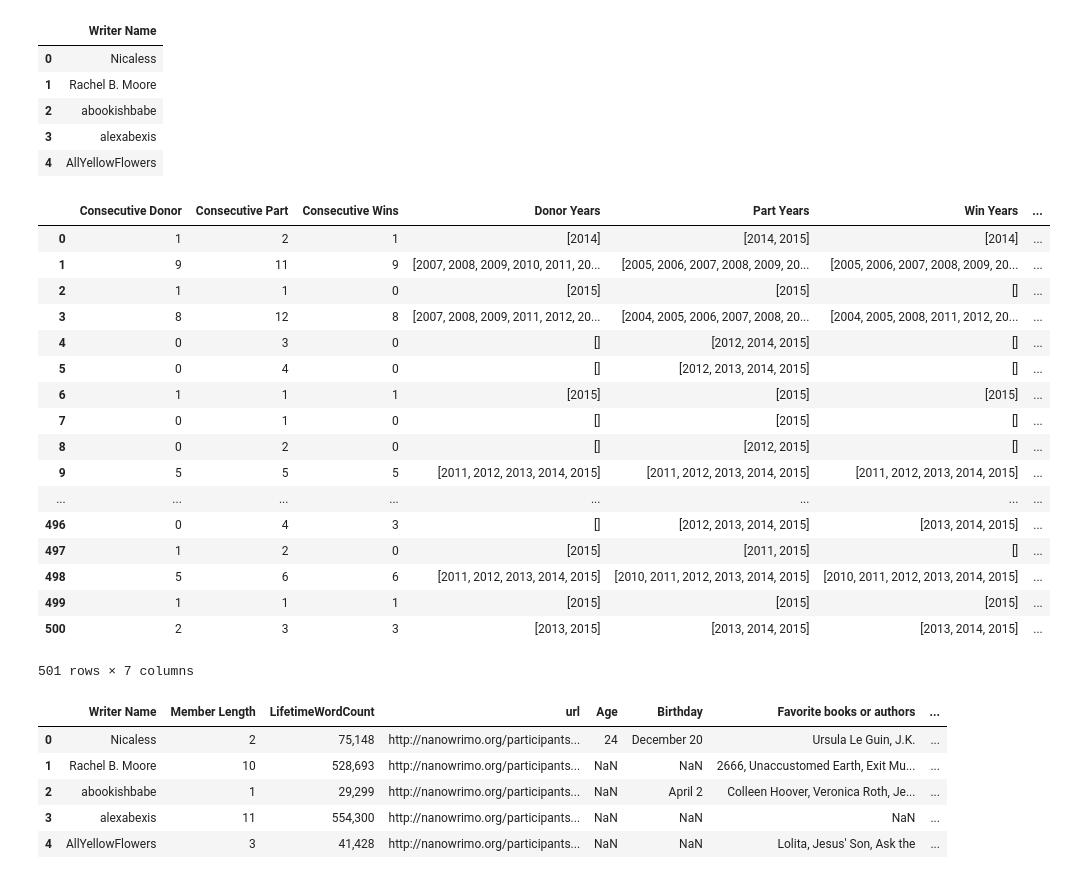
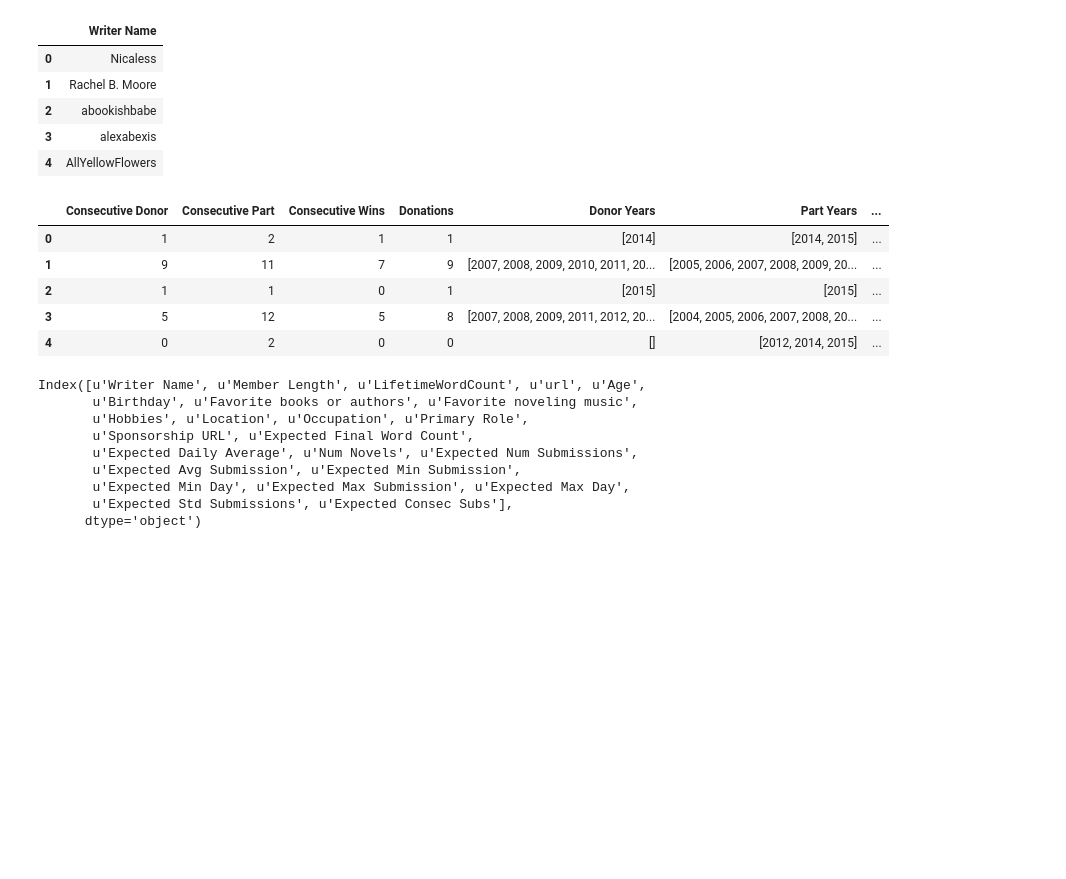
Before and after one commit to nicaless/nanowrimo_ga_project, a Jupyter notebook: clean/appendparticipationdata.ipynb, the cells around one changed output. Cells and saved outputs as stored; diff of their text form; code cells hidden in the pictures; blank space fills up the shorter version.

Commit message:
corrected variable names and added new column that sums total years won, donated, participated

```diff
--- a/clean/appendparticipationdata.ipynb
+++ b/clean/appendparticipationdata.ipynb
@@ -101,48 +101,49 @@ for name in allnames['Writer Name']:
             part_years.append(group['Years'][i][0])
 
     donor_years = map(int, donor_years)
-    consec_donor = 0
+    consec_donor = []
     for k, g in groupby(enumerate(donor_years), lambda (i, x): i-x):
-        consec_donor = consec_donor + len(map(itemgetter(1), g))
+        consec_donor.append(len(map(itemgetter(1), g)))
 
     win_years = map(int, win_years)
-    consec_wins = 0
+    consec_wins = []
     for k, g in groupby(enumerate(win_years), lambda (i, x): i-x):
-        consec_wins = consec_wins + len(map(itemgetter(1), g))
+        consec_wins.append(len(map(itemgetter(1), g)))
 
     part_years = map(int, part_years)
-    consec_part = 0
+    consec_part = []
     for k, g in groupby(enumerate(part_years), lambda (i, x): i-x):
-        consec_part = consec_part + len(map(itemgetter(1), g))
+        consec_part.append(len(map(itemgetter(1), g)))
 
     dic['Writer Name'] = name
-    dic['Consecutive Donor'] = consec_donor
-    dic['Consecutive Wins'] = consec_wins
-    dic['Consecutive Part'] = consec_part
+    dic['Wins'] = sum(consec_wins)
+    dic['Participated'] = sum(consec_part)
+    dic['Donations'] = sum(consec_donor)
+    if len(consec_donor) < 1:
+        dic['Consecutive Donor'] = 0
+    else:
+        dic['Consecutive Donor'] = max(consec_donor)
+    if len(consec_wins) < 1:
+        dic['Consecutive Wins'] = 0
+    else:
+        dic['Consecutive Wins'] = max(consec_wins)
+    if len(consec_part) < 1:
+        dic['Consecutive Part'] = 0
+    else:
+        dic['Consecutive Part'] = max(consec_part)
+
     dic['Donor Years'] = donor_years
     dic['Win Years'] = win_years
     dic['Part Years'] = part_years
     list_dics.append(dic)
 # %%
 final_df = pd.DataFrame(list_dics)
-final_df
+final_df.head()
 # %% [output]
-|  | Consecutive Donor | Consecutive Part | Consecutive Wins | Donor Years | Part Years | Win Years | ... |
-| 0 | 1 | 2 | 1 | [2014] | [2014, 2015] | [2014] | ... |
-| 1 | 9 | 11 | 9 | [2007, 2008, 2009, 2010, 2011, 20... | [2005, 2006, 2007, 2008, 2009, 20... | [2005, 2006, 2007, 2008, 2009, 20... | ... |
-| 2 | 1 | 1 | 0 | [2015] | [2015] | [] | ... |
-| 3 | 8 | 12 | 8 | [2007, 2008, 2009, 2011, 2012, 20... | [2004, 2005, 2006, 2007, 2008, 20... | [2004, 2005, 2008, 2011, 2012, 20... | ... |
-| 4 | 0 | 3 | 0 | [] | [2012, 2014, 2015] | [] | ... |
-| 5 | 0 | 4 | 0 | [] | [2012, 2013, 2014, 2015] | [] | ... |
-| 6 | 1 | 1 | 1 | [2015] | [2015] | [2015] | ... |
-| 7 | 0 | 1 | 0 | [] | [2015] | [] | ... |
-| 8 | 0 | 2 | 0 | [] | [2012, 2015] | [] | ... |
-| 9 | 5 | 5 | 5 | [2011, 2012, 2013, 2014, 2015] | [2011, 2012, 2013, 2014, 2015] | [2011, 2012, 2013, 2014, 2015] | ... |
-| ... | ... | ... | ... | ... | ... | ... | ... |
-| 496 | 0 | 4 | 3 | [] | [2012, 2013, 2014, 2015] | [2013, 2014, 2015] | ... |
-| 497 | 1 | 2 | 0 | [2015] | [2011, 2015] | [] | ... |
-| 498 | 5 | 6 | 6 | [2011, 2012, 2013, 2014, 2015] | [2010, 2011, 2012, 2013, 2014, 2015] | [2010, 2011, 2012, 2013, 2014, 2015] | ... |
-| 499 | 1 | 1 | 1 | [2015] | [2015] | [2015] | ... |
-| 500 | 2 | 3 | 3 | [2013, 2015] | [2013, 2014, 2015] | [2013, 2014, 2015] | ... |
+|  | Consecutive Donor | Consecutive Part | Consecutive Wins | Donations | Donor Years | Part Years | ... |
+| 0 | 1 | 2 | 1 | 1 | [2014] | [2014, 2015] | ... |
+| 1 | 9 | 11 | 7 | 9 | [2007, 2008, 2009, 2010, 2011, 20... | [2005, 2006, 2007, 2008, 2009, 20... | ... |
+| 2 | 1 | 1 | 0 | 1 | [2015] | [2015] | ... |
+| 3 | 5 | 12 | 5 | 8 | [2007, 2008, 2009, 2011, 2012, 20... | [2004, 2005, 2006, 2007, 2008, 20... | ... |
+| 4 | 0 | 2 | 0 | 0 | [] | [2012, 2014, 2015] | ... |
-501 rows × 7 columns
 # %%
@@ -152,14 +154,23 @@ final_df.to_csv("../clean data/user_participation_clean.csv")
 # %%
 summary = pd.read_csv("../clean data/user_summary.csv")
 del summary['Unnamed: 0']
-summary.head()
+del summary['Consecutive Donor']
+del summary['Consecutive Wins']
+del summary['Consecutive Part']
+del summary['Part Years']
+del summary['Win Years']
+del summary["Donor Years"]
+summary.columns
 # %% [output]
-|  | Writer Name | Member Length | LifetimeWordCount | url | Age | Birthday | Favorite books or authors | ... |
-| 0 | Nicaless | 2 | 75,148 | http://nanowrimo.org/participants... | 24 | December 20 | Ursula Le Guin, J.K. | ... |
-| 1 | Rachel B. Moore | 10 | 528,693 | http://nanowrimo.org/participants... | NaN | NaN | 2666, Unaccustomed Earth, Exit Mu... | ... |
-| 2 | abookishbabe | 1 | 29,299 | http://nanowrimo.org/participants... | NaN | April 2 | Colleen Hoover, Veronica Roth, Je... | ... |
-| 3 | alexabexis | 11 | 554,300 | http://nanowrimo.org/participants... | NaN | NaN | NaN | ... |
-| 4 | AllYellowFlowers | 3 | 41,428 | http://nanowrimo.org/participants... | NaN | NaN | Lolita, Jesus' Son, Ask the | ... |
+Index([u'Writer Name', u'Member Length', u'LifetimeWordCount', u'url', u'Age',
+       u'Birthday', u'Favorite books or authors', u'Favorite noveling music',
+       u'Hobbies', u'Location', u'Occupation', u'Primary Role',
+       u'Sponsorship URL', u'Expected Final Word Count',
+       u'Expected Daily Average', u'Num Novels', u'Expected Num Submissions',
+       u'Expected Avg Submission', u'Expected Min Submission',
+       u'Expected Min Day', u'Expected Max Submission', u'Expected Max Day',
+       u'Expected Std Submissions', u'Expected Consec Subs'],
+      dtype='object')
 # %%
 summary = pd.concat([summary, final_df], axis = 1)
 # %%
```
Also changed, not shown: parts of 5 cells of this notebook, 5 other files.
